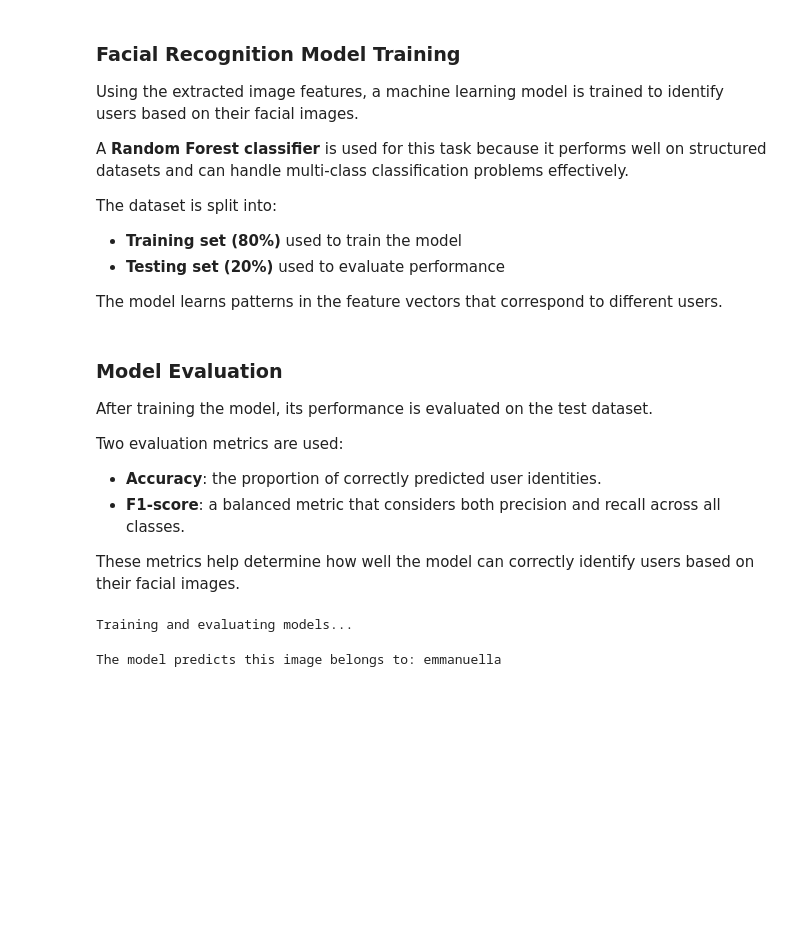
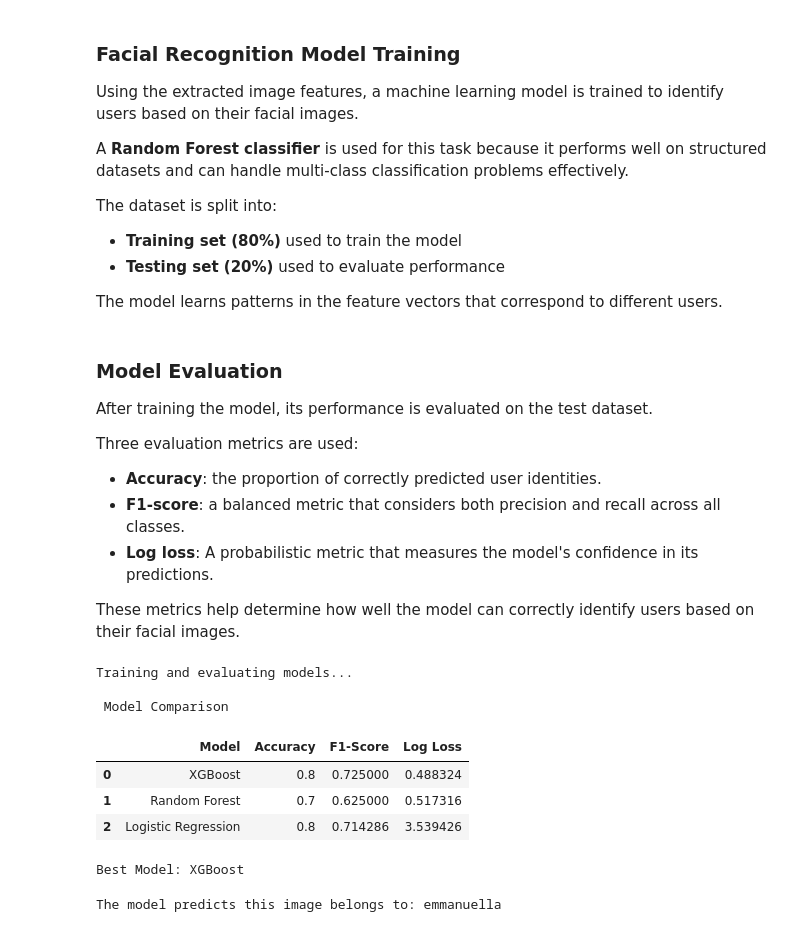
Before and after one commit to BirasaDivine/multimodal-auth-recommendation-system, a Jupyter notebook: image_verification/Multimodal_Data_Preprocessing_Assignment (1).ipynb, the cells around one changed output. Drawn from its saved outputs; the diff is of its cells as text; code cells hidden in the pictures; blank space fills up the shorter version.

```diff
--- a/image_verification/Multimodal_Data_Preprocessing_Assignment (1).ipynb
+++ b/image_verification/Multimodal_Data_Preprocessing_Assignment (1).ipynb
@@ -238,12 +238,17 @@ The model learns patterns in the feature vectors that correspond to different us
 
 After training the model, its performance is evaluated on the test dataset.
 
-Two evaluation metrics are used:
+Three evaluation metrics are used:
 
 - **Accuracy**: the proportion of correctly predicted user identities.
 - **F1-score**: a balanced metric that considers both precision and recall across all classes.
+- **Log loss**: A probabilistic metric that measures the model's confidence in its predictions.
 
 These metrics help determine how well the model can correctly identify users based on their facial images.
+# %%
+df = pd.read_csv("image_features.csv")
+X = df.drop(columns=['person', 'augmentation'])
+y = df['person']
 # %%
 # Encode labels
 le = LabelEncoder()
@@ -260,36 +265,48 @@ models = {
     "XGBoost": XGBClassifier(eval_metric='mlogloss', random_state=42)
 }
 # %%
-df = pd.read_csv("image_features.csv")
-
 results = []
 trained_models = {}
 
 print("Training and evaluating models...\n")
 
 for name, model in models.items():
-    # Train
     model.fit(X_train, y_train_enc)
 
-    # Predict
     y_pred = model.predict(X_test)
     y_prob = model.predict_proba(X_test)
 
-    # Evaluate
-    acc = accuracy_score(y_test_enc,y_pred)
+    # Calculate all 3 rubric metrics
+    acc = accuracy_score(y_test_enc, y_pred)
     f1 = f1_score(y_test_enc, y_pred, average='weighted')
-
+    loss = log_loss(y_test_enc, y_prob)
 
     results.append({
         "Model": name,
         "Accuracy": acc,
-        "F1-Score": f1
+        "F1-Score": f1,
+        "Log Loss": loss
     })
+    trained_models[name] = model
 
-    # Save the trained model to the dictionary for later use
-    trained_models[name] = model
+# Display results
+results_df = pd.DataFrame(results).sort_values(by="Log Loss").reset_index(drop=True)
+print(" Model Comparison ")
+display(results_df)
 # %% [output]
 Training and evaluating models...
+
+ Model Comparison
+|  | Model | Accuracy | F1-Score | Log Loss |
+| 0 | XGBoost | 0.8 | 0.725000 | 0.488324 |
+| 1 | Random Forest | 0.7 | 0.625000 | 0.517316 |
+| 2 | Logistic Regression | 0.8 | 0.714286 | 3.539426 |
+# %%
+best_model_name = results_df.loc[0, 'Model']
+best_model = trained_models[best_model_name]
+print(f"\nBest Model: {best_model_name}")
+# %% [output]
+Best Model: XGBoost
 # %%
 # Example test: predict a new image
 
```
Also changed, not shown: parts of 3 cells of this notebook.
